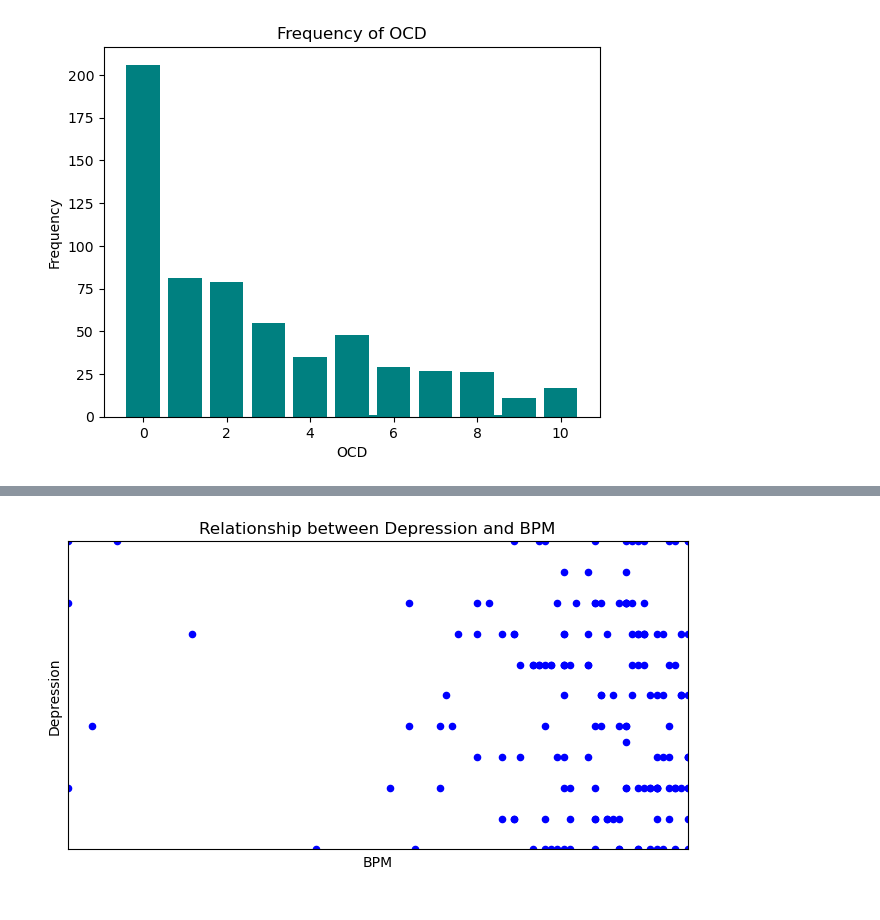
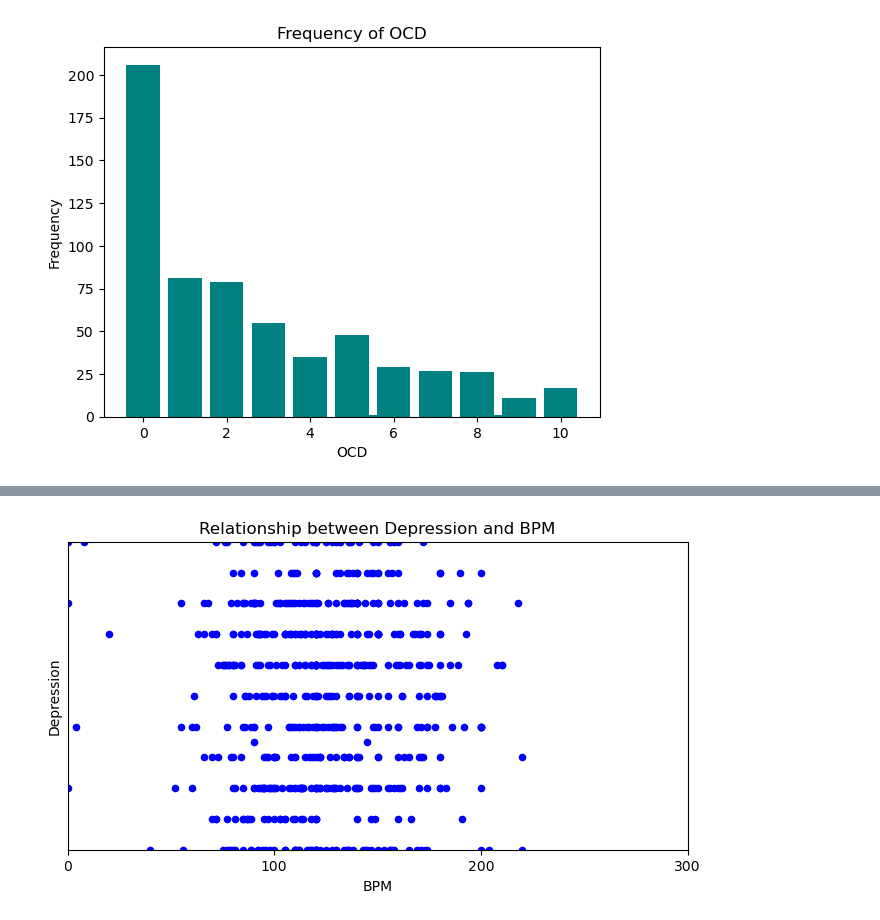
Before and after one commit to jdanielle12/project1, a Jupyter notebook: music_and_mental_health.ipynb, the cells around one changed output, grey strips where cells are left out. Drawn from its saved outputs; the diff is of its cells as text; code cells hidden in the pictures.

```diff
--- a/music_and_mental_health.ipynb
+++ b/music_and_mental_health.ipynb
@@ -218,9 +218,9 @@ age_depression = music_mental_health_df.plot.scatter(x="Age",y="Depression",titl
 # %%
 # Create a scatter plot to chart the correlation between depression and bpm
 bpm_depression = music_mental_health_df.plot.scatter(x="BPM",y="Depression",title="Relationship between Depression and BPM", figsize=(8,4),
-                                           xlabel="BPM",ylabel="Depression",color="blue",
-                                          xlim=(0,100),ylim=(0,10),xticks=(),yticks=())
+                                        xlabel="BPM",ylabel="Depression",color="blue",
+                                        xlim=(0,300),ylim=(0,10),xticks=(0, 100, 200, 300),yticks=())
 # %% [output]
-[figure, old version]
+[figure, new version]
 # %%
 # Create a scatter plot to chart the correlation between depression and hours per day
```
Also changed, not shown: parts of 11 cells of this notebook.
